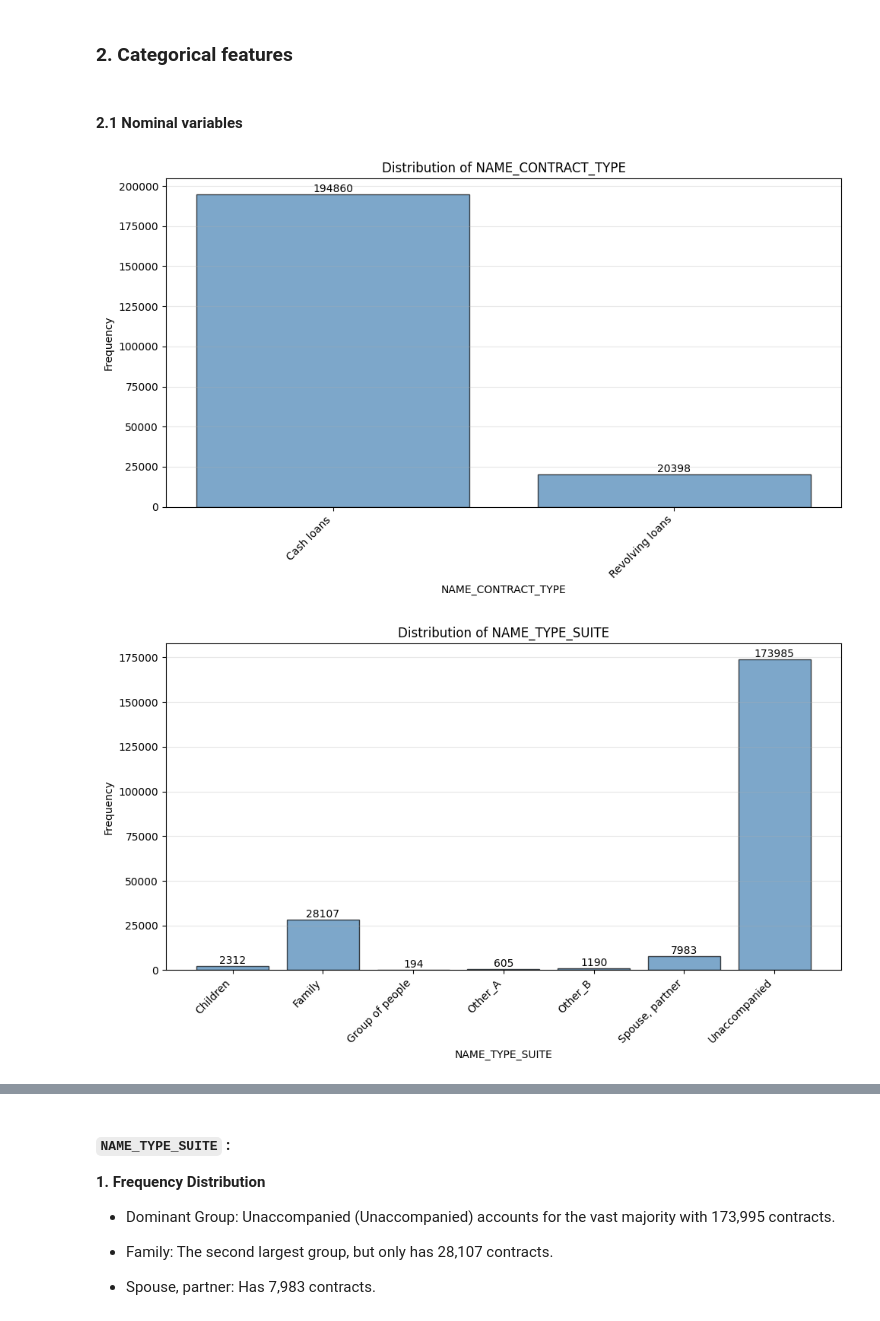
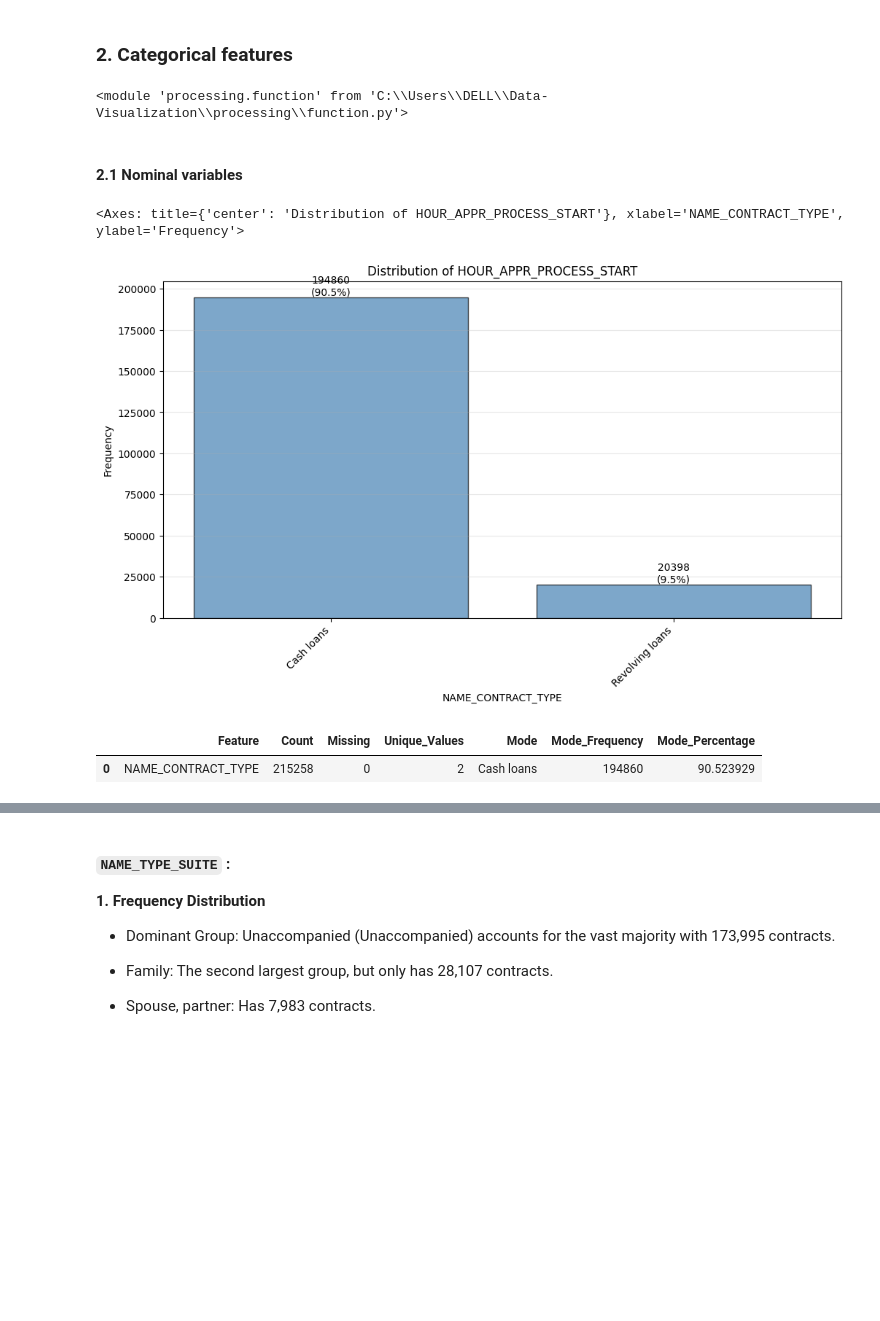
Before and after one commit to MinhGioChai/Data-Visualization, a Jupyter notebook: notebook/Customer_Credit_Profile.ipynb, the cells around one changed output, grey strips where cells are left out. Drawn from its saved outputs; the diff is of its cells as text; code cells hidden in the pictures; blank space fills up the shorter version.

```diff
--- a/notebook/Customer_Credit_Profile.ipynb
+++ b/notebook/Customer_Credit_Profile.ipynb
@@ -6,3 +16,3 @@ import seaborn as sns
 # %%
-df = pd.read_csv('https://github.com/MinhGioChai/Data-Visualization/raw/refs/heads/main/raw_data/train.csv')
+df = pd.read_csv(r'C:\Users\DELL\Data-Visualization\raw_data\full_data.csv')
 # %% [markdown]
@@ -116,13 +144,27 @@ sys.path.append(r'C:\Users\DELL\Data-Visualization\processing')
 from function import *
+# %%
+from processing.function import *
+import importlib
+import processing.function
+
+importlib.reload(processing.function)
+# %% [output]
+<module 'processing.function' from 'C:\\Users\\DELL\\Data-Visualization\\processing\\function.py'>
 # %% [markdown]
 #### **2.1 Nominal variables**
 # %%
-#DISTRIBUTION OF NOMINAL CATEGORICAL FEATURES
-cat_cols = ['NAME_CONTRACT_TYPE', 'NAME_TYPE_SUITE']
-
-for col in cat_cols:
-    plot_discrete_barchart(df_prep[col],
+#DISTRIBUTION OF NAME_CONTRACT_TYPE
+plot_nominal_topk_barchart(df_prep["NAME_CONTRACT_TYPE" ] , top_k= 2,
                            title=f"Distribution of {col}")
 # %% [output]
+<Axes: title={'center': 'Distribution of HOUR_APPR_PROCESS_START'}, xlabel='NAME_CONTRACT_TYPE', ylabel='Frequency'>
-[figure, old version]
+[figure, new version]
-[figure, removed]
+# %%
+#METRIC OF NAME_CONTRACT_TYPE
+df_metrics = calculate_nominal_metrics(
+    df_prep["NAME_CONTRACT_TYPE"]
+)
+df_metrics
+# %% [output]
+|  | Feature | Count | Missing | Unique_Values | Mode | Mode_Frequency | Mode_Percentage |
+| 0 | NAME_CONTRACT_TYPE | 215258 | 0 | 2 | Cash loans | 194860 | 90.523929 |
```
Also changed, not shown: parts of 55 cells of this notebook.
